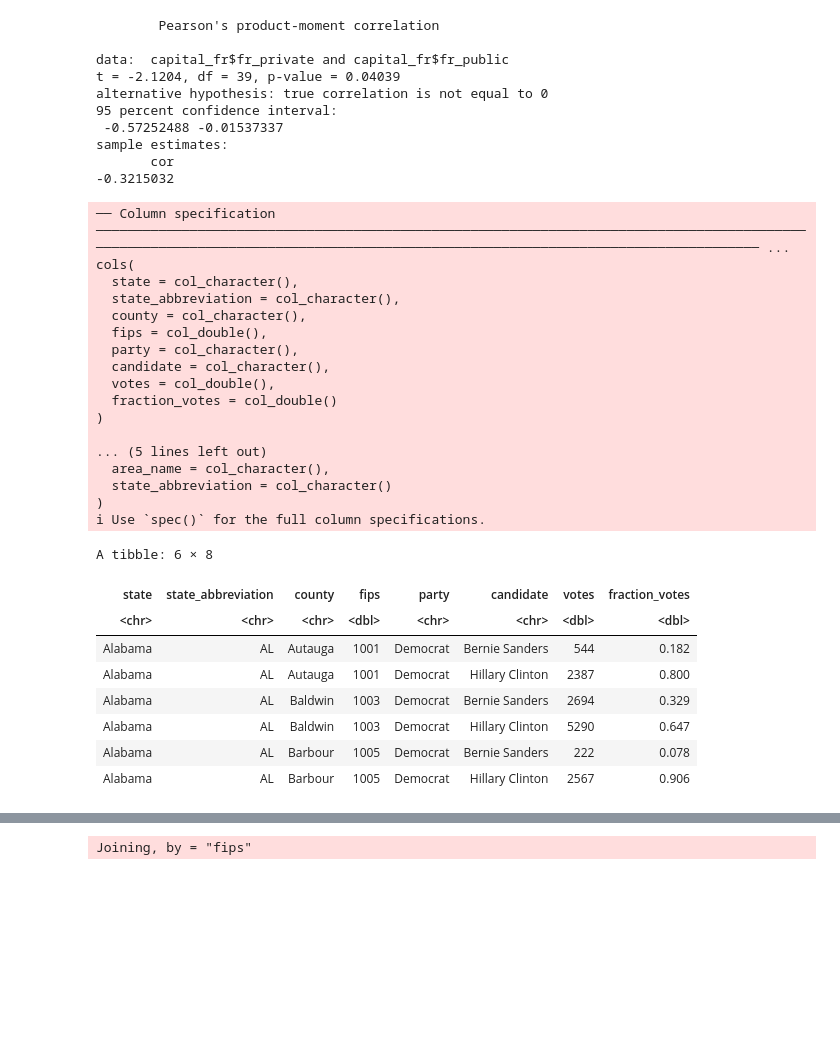
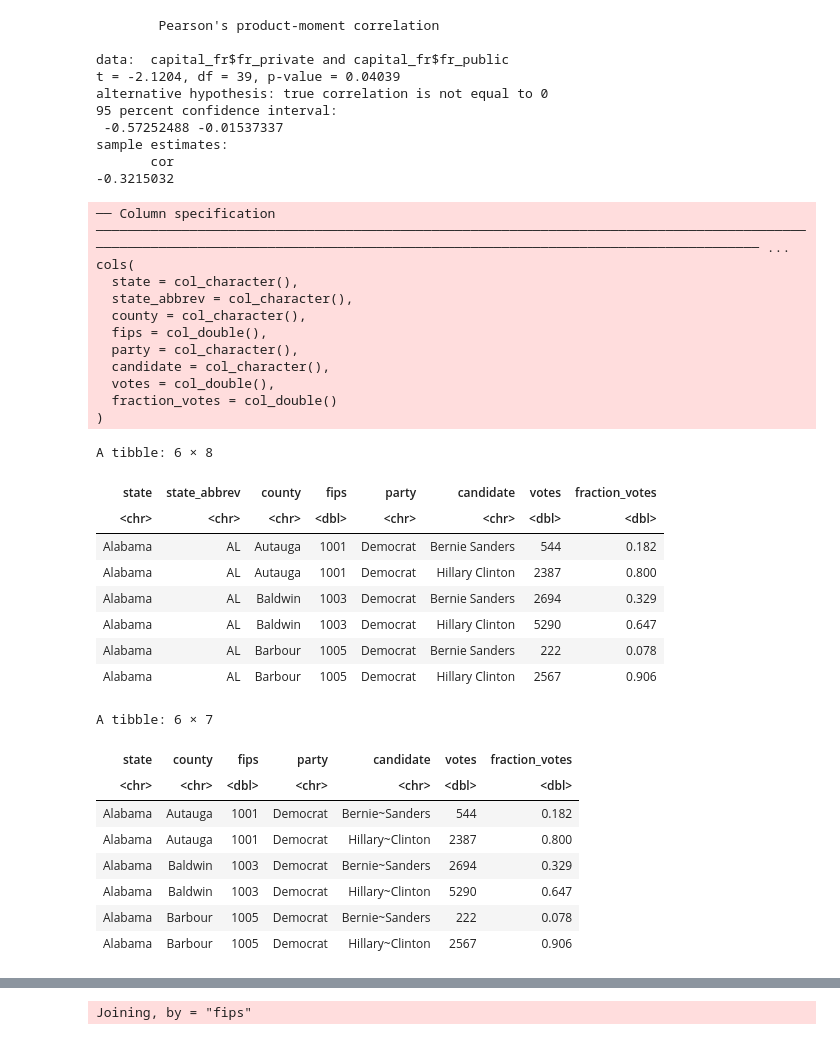
Before and after one commit to ccs-amsterdam/ccsbook, a Jupyter notebook: chapter06/merge_r.ipynb, the cells around one changed output, grey strips where cells are left out. Cells and saved outputs as stored; diff of their text form; code cells hidden in the pictures; blank space fills up the shorter version.

```diff
--- a/chapter06/merge_r.ipynb
+++ b/chapter06/merge_r.ipynb
@@ -102,14 +102,12 @@ sample estimates:
 # %%
 r="https://cssbook.net/d/2016_primary_results.csv"
 results = read_csv(r)
-c="https://cssbook.net/d/2016_primary_county.csv"
-counties = read_csv(c)
 head(results)
 # %% [output]
 ── Column specification ──────────────────────────────────────────────────────────────────────────────────────────────────────────────────────────────────────────────────────────────────────────────── ...
 cols(
   state = col_character(),
-  state_abbreviation = col_character(),
+  state_abbrev = col_character(),
   county = col_character(),
   fips = col_double(),
   party = col_character(),
@@ -117,14 +115,8 @@ cols(
   votes = col_double(),
   fraction_votes = col_double()
 )
-
-... (5 lines left out)
-  area_name = col_character(),
-  state_abbreviation = col_character()
-)
-ℹ Use `spec()` for the full column specifications.
 A tibble: 6 × 8
-| state | state_abbreviation | county | fips | party | candidate | votes | fraction_votes |
+| state | state_abbrev | county | fips | party | candidate | votes | fraction_votes |
 | <chr> | <chr> | <chr> | <dbl> | <chr> | <chr> | <dbl> | <dbl> |
 | Alabama | AL | Autauga | 1001 | Democrat | Bernie Sanders | 544 | 0.182 |
 | Alabama | AL | Autauga | 1001 | Democrat | Hillary Clinton | 2387 | 0.800 |
@@ -132,3 +124,15 @@ A tibble: 6 × 8
 | Alabama | AL | Baldwin | 1003 | Democrat | Hillary Clinton | 5290 | 0.647 |
 | Alabama | AL | Barbour | 1005 | Democrat | Bernie Sanders | 222 | 0.078 |
 | Alabama | AL | Barbour | 1005 | Democrat | Hillary Clinton | 2567 | 0.906 |
+# %%
+results %>% mutate(candidate=str_replace_all(candidate, " ", "~")) %>% select(-state_abbrev) %>% head()
+# %% [output]
+A tibble: 6 × 7
+| state | county | fips | party | candidate | votes | fraction_votes |
+| <chr> | <chr> | <dbl> | <chr> | <chr> | <dbl> | <dbl> |
+| Alabama | Autauga | 1001 | Democrat | Bernie~Sanders | 544 | 0.182 |
+| Alabama | Autauga | 1001 | Democrat | Hillary~Clinton | 2387 | 0.800 |
+| Alabama | Baldwin | 1003 | Democrat | Bernie~Sanders | 2694 | 0.329 |
+| Alabama | Baldwin | 1003 | Democrat | Hillary~Clinton | 5290 | 0.647 |
+| Alabama | Barbour | 1005 | Democrat | Bernie~Sanders | 222 | 0.078 |
+| Alabama | Barbour | 1005 | Democrat | Hillary~Clinton | 2567 | 0.906 |
```
Also changed, not shown: parts of 3 cells of this notebook, 8 other files.
